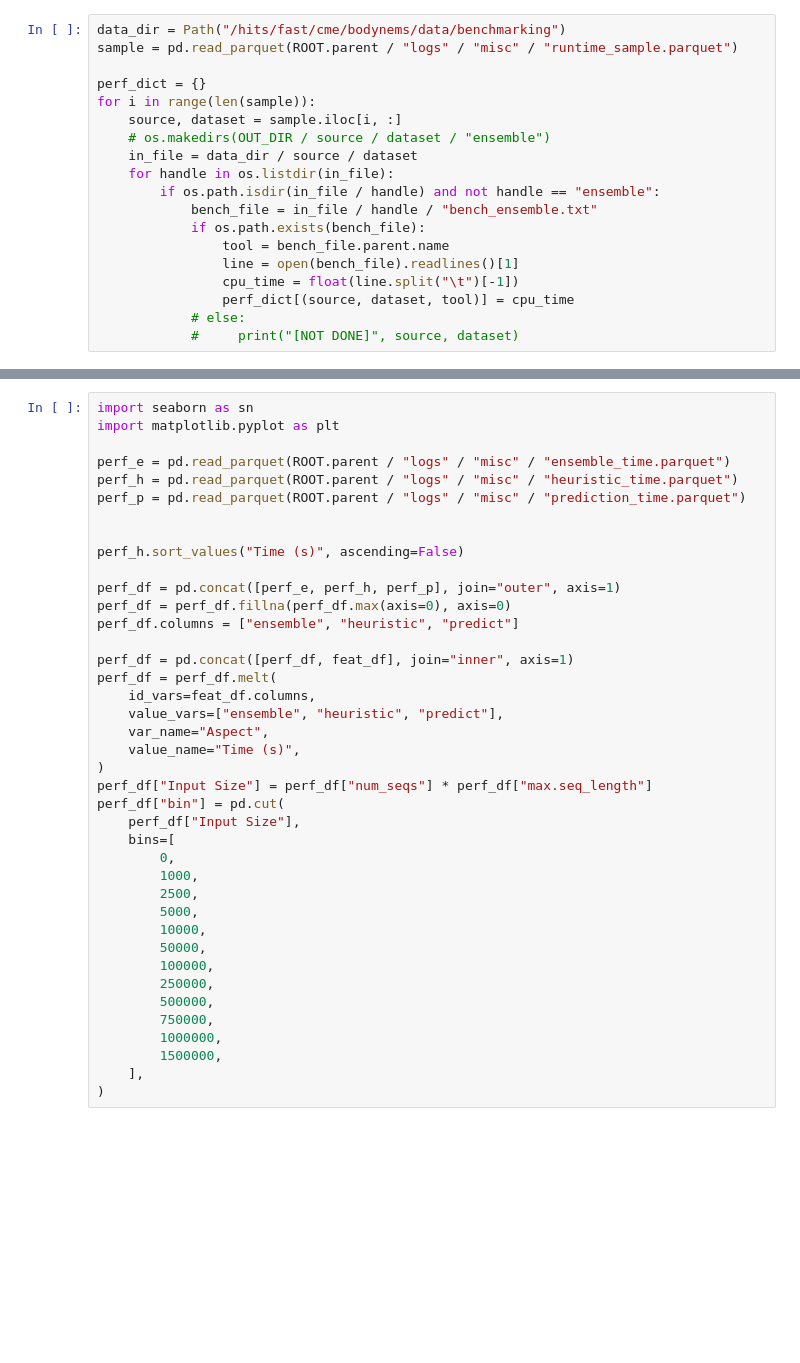
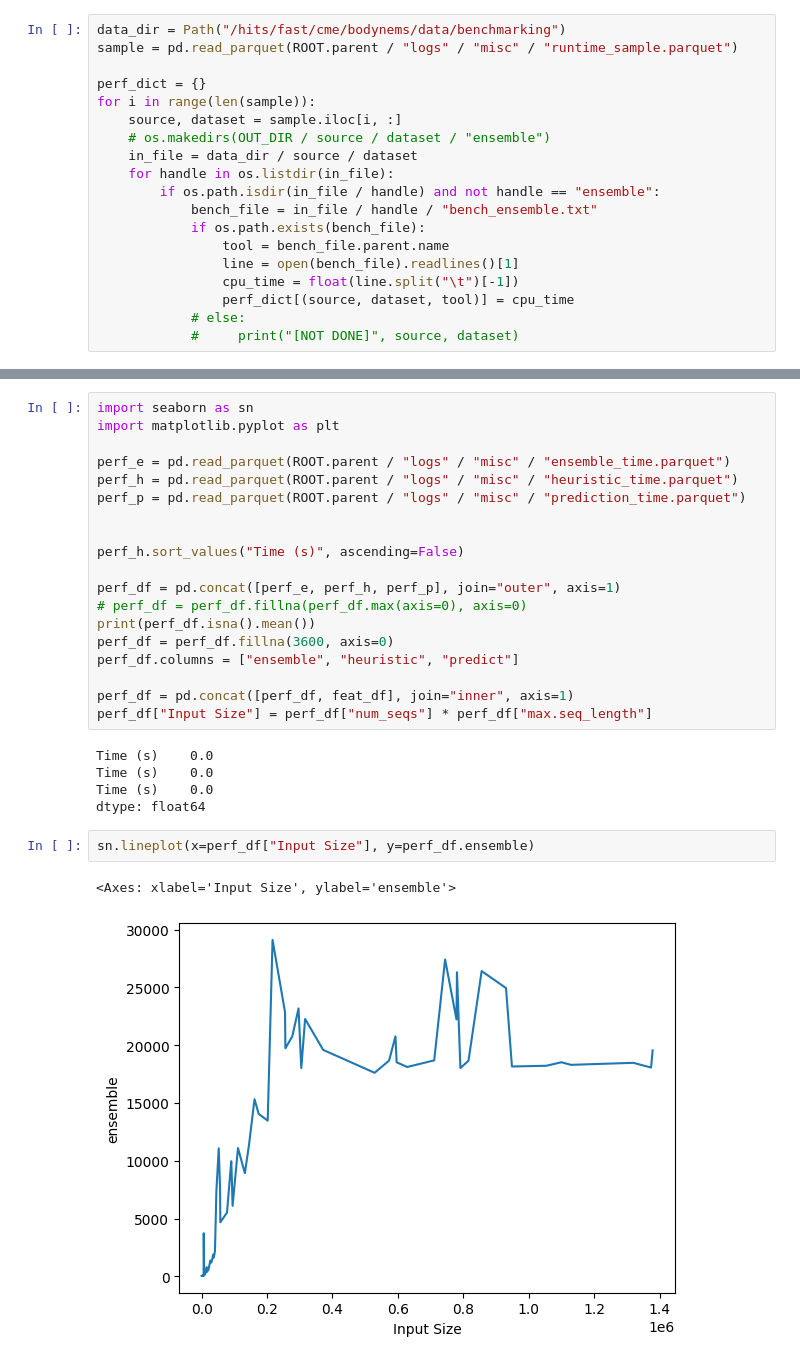
Before and after one commit to MaBody/aldiscore, a Jupyter notebook: notebooks/misc/runtime_results.ipynb, the cells around one changed output, grey strips where cells are left out. Cells and saved outputs as stored; diff of their text form; blank space fills up the shorter version.

```diff
--- a/notebooks/misc/runtime_results.ipynb
+++ b/notebooks/misc/runtime_results.ipynb
@@ -340,31 +336,20 @@ perf_p = pd.read_parquet(ROOT.parent / "logs" / "misc" / "prediction_time.parque
 perf_h.sort_values("Time (s)", ascending=False)
 
 perf_df = pd.concat([perf_e, perf_h, perf_p], join="outer", axis=1)
-perf_df = perf_df.fillna(perf_df.max(axis=0), axis=0)
+# perf_df = perf_df.fillna(perf_df.max(axis=0), axis=0)
+print(perf_df.isna().mean())
+perf_df = perf_df.fillna(3600, axis=0)
 perf_df.columns = ["ensemble", "heuristic", "predict"]
 
 perf_df = pd.concat([perf_df, feat_df], join="inner", axis=1)
-perf_df = perf_df.melt(
-    id_vars=feat_df.columns,
-    value_vars=["ensemble", "heuristic", "predict"],
-    var_name="Aspect",
-    value_name="Time (s)",
-)
 perf_df["Input Size"] = perf_df["num_seqs"] * perf_df["max.seq_length"]
-perf_df["bin"] = pd.cut(
-    perf_df["Input Size"],
-    bins=[
-        0,
-        1000,
-        2500,
-        5000,
-        10000,
-        50000,
-        100000,
-        250000,
-        500000,
-        750000,
-        1000000,
-        1500000,
-    ],
-)
+# %% [output]
+Time (s)    0.0
+Time (s)    0.0
+Time (s)    0.0
+dtype: float64
+# %%
+sn.lineplot(x=perf_df["Input Size"], y=perf_df.ensemble)
+# %% [output]
+<Axes: xlabel='Input Size', ylabel='ensemble'>
+[figure, added]
```
Also changed, not shown: parts of 3 cells of this notebook.
